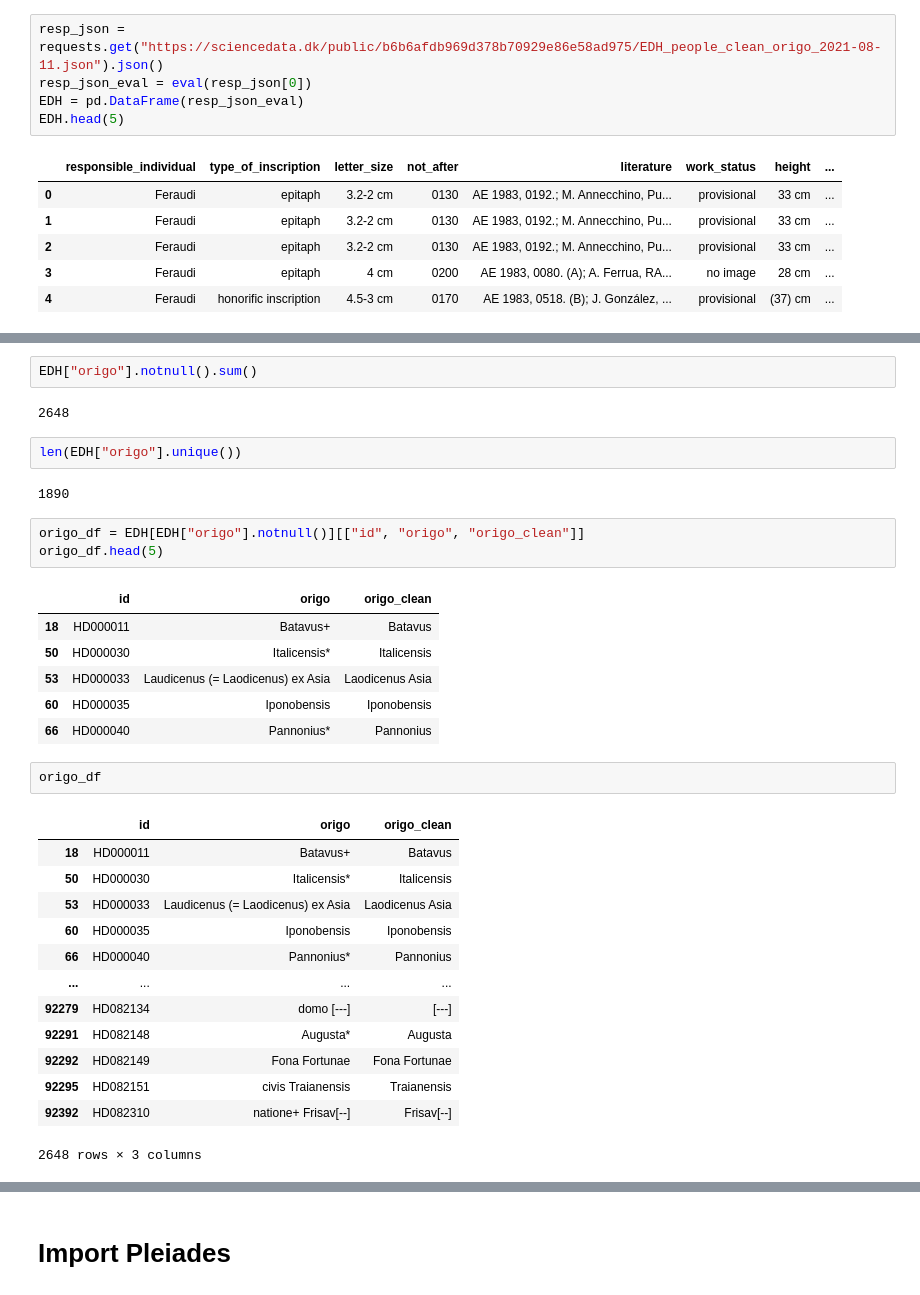
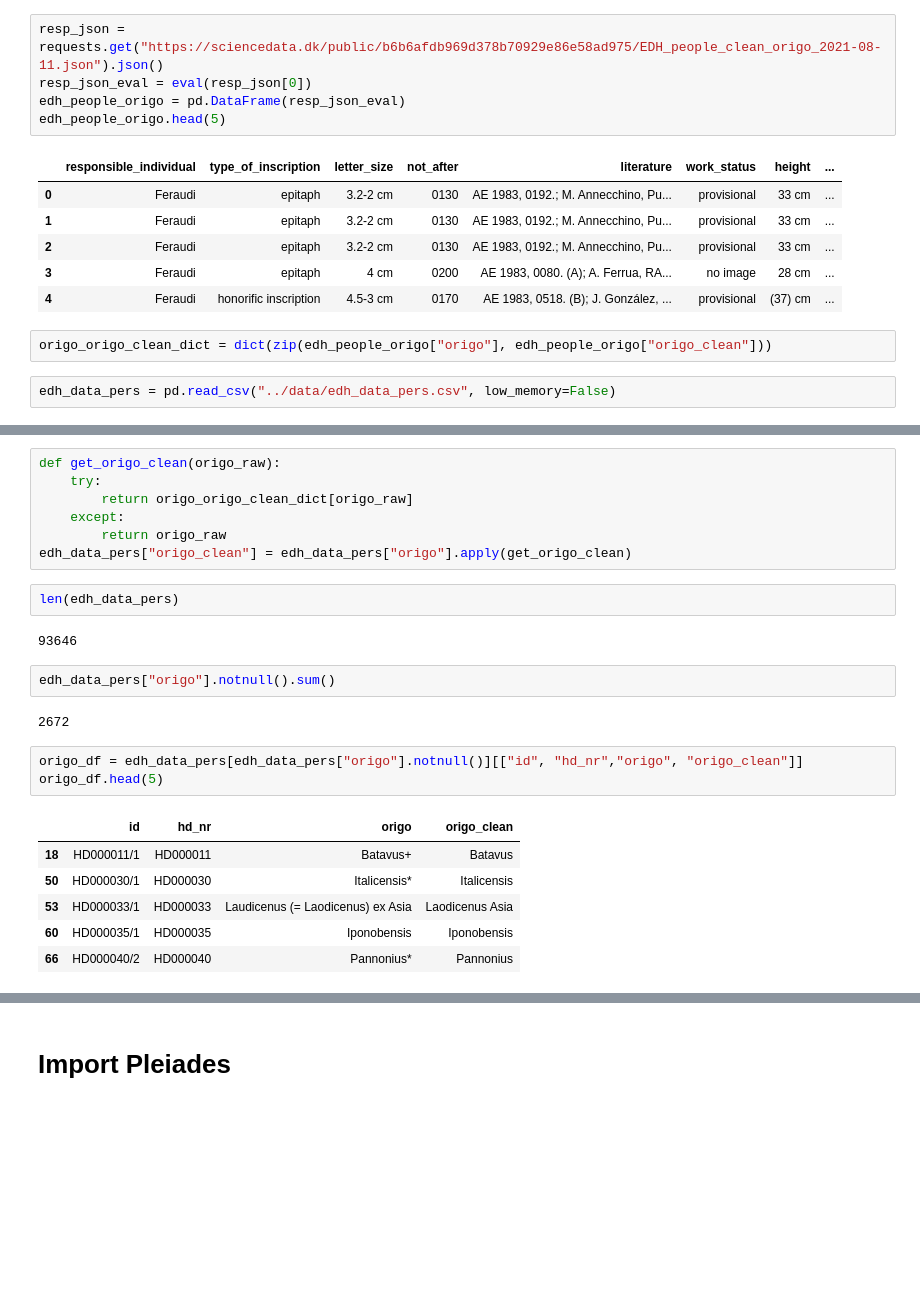
Before and after one commit to sdam-au/EDH_exploration, a Jupyter notebook: scripts/py_ORIGO-GEOCODING.ipynb, the cells around one changed output, grey strips where cells are left out. Drawn from its saved outputs; the diff is of its cells as text; blank space fills up the shorter version.

Commit message:
imroving origo_df

```diff
--- a/scripts/py_ORIGO-GEOCODING.ipynb
+++ b/scripts/py_ORIGO-GEOCODING.ipynb
@@ -21,8 +18,8 @@ endpoint variable has been configured to: https://sciencedata.dk/files/SDAM_root
 # %%
 resp_json = requests.get("https://sciencedata.dk/public/b6b6afdb969d378b70929e86e58ad975/EDH_people_clean_origo_2021-08-11.json").json()
 resp_json_eval = eval(resp_json[0])
-EDH = pd.DataFrame(resp_json_eval)
-EDH.head(5)
+edh_people_origo = pd.DataFrame(resp_json_eval)
+edh_people_origo.head(5)
 # %% [output]
 |  | responsible_individual | type_of_inscription | letter_size | not_after | literature | work_status | height | ... |
 | 0 | Feraudi | epitaph | 3.2-2 cm | 0130 | AE 1983, 0192.; M. Annecchino, Pu... | provisional | 33 cm | ... |
@@ -30,3 +27,7 @@ EDH.head(5)
 | 2 | Feraudi | epitaph | 3.2-2 cm | 0130 | AE 1983, 0192.; M. Annecchino, Pu... | provisional | 33 cm | ... |
 | 3 | Feraudi | epitaph | 4 cm | 0200 | AE 1983, 0080. (A); A. Ferrua, RA... | no image | 28 cm | ... |
 | 4 | Feraudi | honorific inscription | 4.5-3 cm | 0170 | AE 1983, 0518. (B); J. González, ... | provisional | (37) cm | ... |
+# %%
+origo_origo_clean_dict = dict(zip(edh_people_origo["origo"], edh_people_origo["origo_clean"]))
+# %%
+edh_data_pers = pd.read_csv("../data/edh_data_pers.csv", low_memory=False)
@@ -33,34 +46,25 @@ EDH.head(5)
+# %%
+def get_origo_clean(origo_raw):
+    try:
+        return origo_origo_clean_dict[origo_raw]
+    except:
+        return origo_raw
+edh_data_pers["origo_clean"] = edh_data_pers["origo"].apply(get_origo_clean)
+# %%
+len(edh_data_pers)
+# %% [output]
+93646
 # %%
-EDH["origo"].notnull().sum()
+edh_data_pers["origo"].notnull().sum()
 # %% [output]
-2648
+2672
-# %%
-len(EDH["origo"].unique())
-# %% [output]
-1890
 # %%
-origo_df = EDH[EDH["origo"].notnull()][["id", "origo", "origo_clean"]]
+origo_df = edh_data_pers[edh_data_pers["origo"].notnull()][["id", "hd_nr","origo", "origo_clean"]]
 origo_df.head(5)
 # %% [output]
-|  | id | origo | origo_clean |
-| 18 | HD000011 | Batavus+ | Batavus |
-| 50 | HD000030 | Italicensis* | Italicensis |
-| 53 | HD000033 | Laudicenus (= Laodicenus) ex Asia | Laodicenus Asia |
-| 60 | HD000035 | Iponobensis | Iponobensis |
-| 66 | HD000040 | Pannonius* | Pannonius |
+|  | id | hd_nr | origo | origo_clean |
+| 18 | HD000011/1 | HD000011 | Batavus+ | Batavus |
+| 50 | HD000030/1 | HD000030 | Italicensis* | Italicensis |
+| 53 | HD000033/1 | HD000033 | Laudicenus (= Laodicenus) ex Asia | Laodicenus Asia |
+| 60 | HD000035/1 | HD000035 | Iponobensis | Iponobensis |
+| 66 | HD000040/2 | HD000040 | Pannonius* | Pannonius |
-# %%
-origo_df
-# %% [output]
-|  | id | origo | origo_clean |
-| 18 | HD000011 | Batavus+ | Batavus |
-| 50 | HD000030 | Italicensis* | Italicensis |
-| 53 | HD000033 | Laudicenus (= Laodicenus) ex Asia | Laodicenus Asia |
-| 60 | HD000035 | Iponobensis | Iponobensis |
-| 66 | HD000040 | Pannonius* | Pannonius |
-| ... | ... | ... | ... |
-| 92279 | HD082134 | domo [---] | [---] |
-| 92291 | HD082148 | Augusta* | Augusta |
-| 92292 | HD082149 | Fona Fortunae | Fona Fortunae |
-| 92295 | HD082151 | civis Traianensis | Traianensis |
-| 92392 | HD082310 | natione+ Frisav[--] | Frisav[--] |
-2648 rows × 3 columns
```
Also changed, not shown: parts of 10 cells of this notebook, 2 other files.
